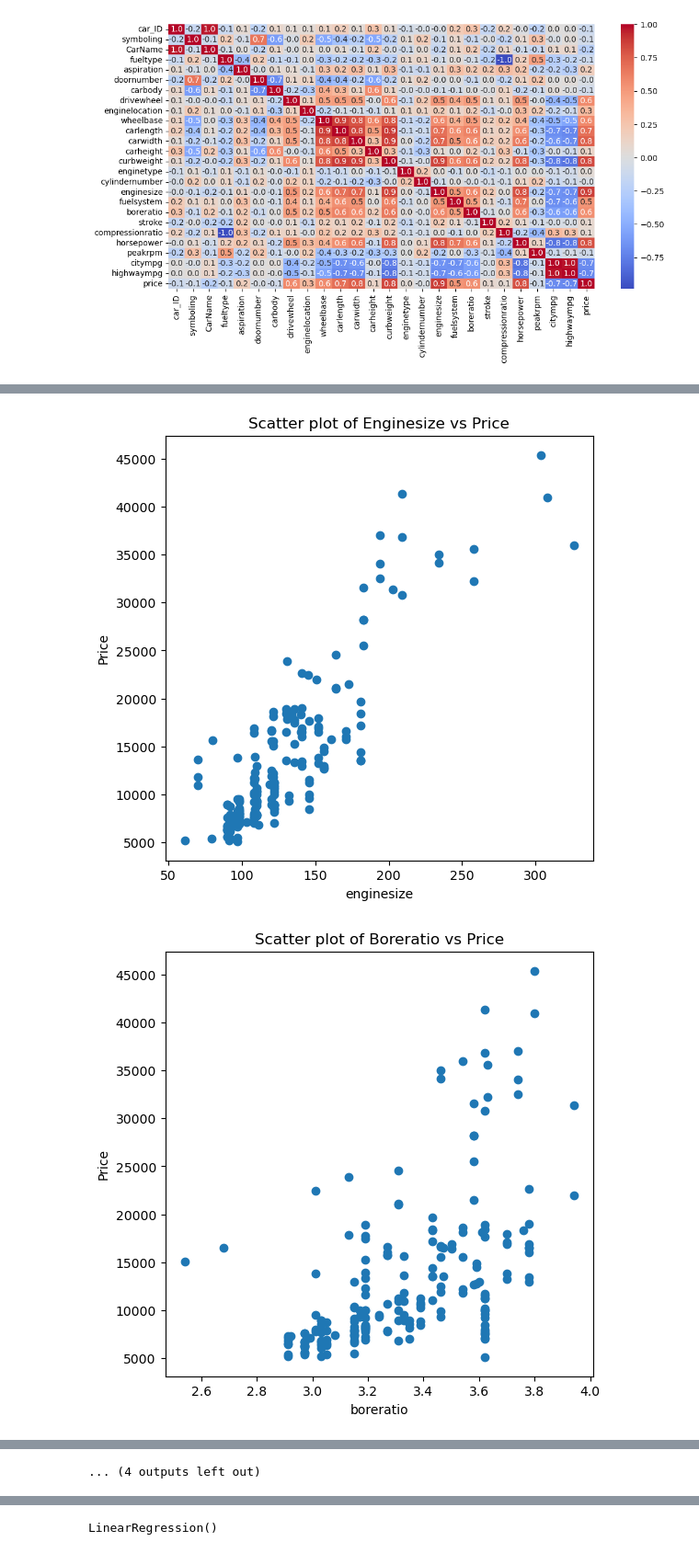
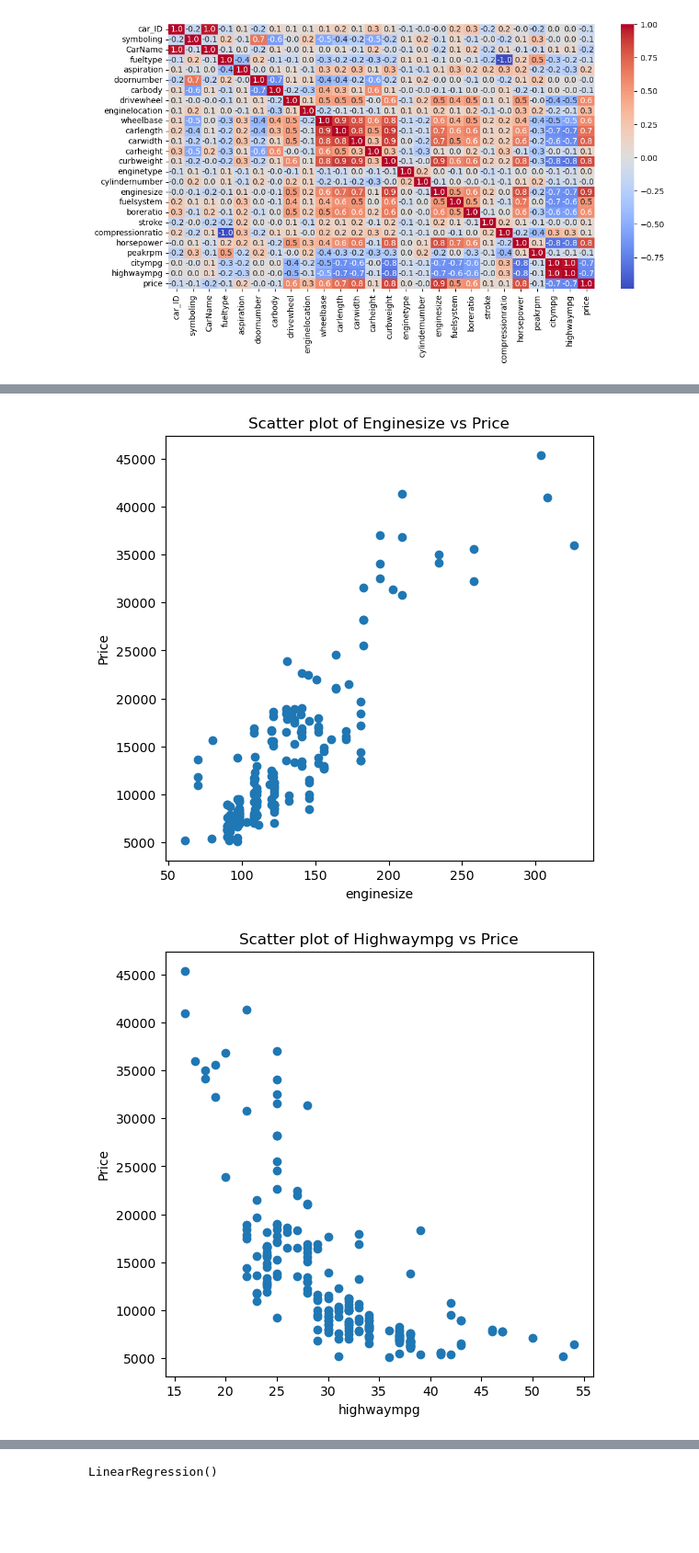
Before and after one commit to adars124/ML-practice, a Jupyter notebook: practical/Linear Regression Assignment.ipynb, the cells around one changed output, grey strips where cells are left out. Shown at 92% size. Cells and saved outputs as stored; diff of their text form; code cells hidden in the pictures; blank space fills up the shorter version.

```diff
--- a/practical/Linear Regression Assignment.ipynb
+++ b/practical/Linear Regression Assignment.ipynb
@@ -104,6 +114,8 @@ citympg            -0.685751
 highwaympg         -0.697599
 Name: price, dtype: float64
 # %%
+ignore_cols = ['car_ID', 'symboling', 'price']
+numerical_cols = numerical_cols.difference(ignore_cols)
 # Relationship visualization
 for col in numerical_cols:
     plt.figure(figsize=(6, 6))
@@ -122,3 +134,3 @@ for col in numerical_cols:
 [figure]
 [figure]
-[figure, old version]
+[figure, new version]
@@ -128 +139,0 @@ for col in numerical_cols:
-... (4 outputs left out)
```
Also changed, not shown: parts of 6 cells of this notebook.
